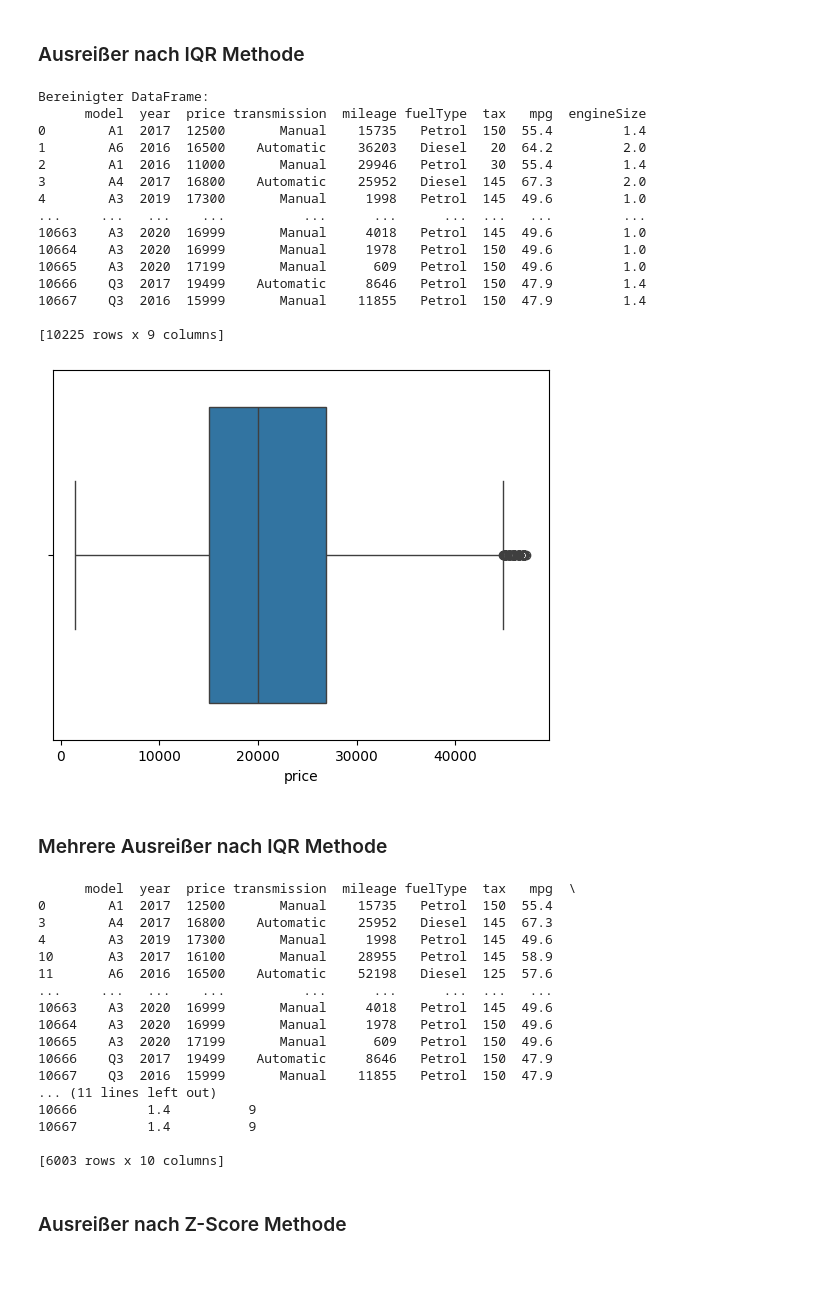
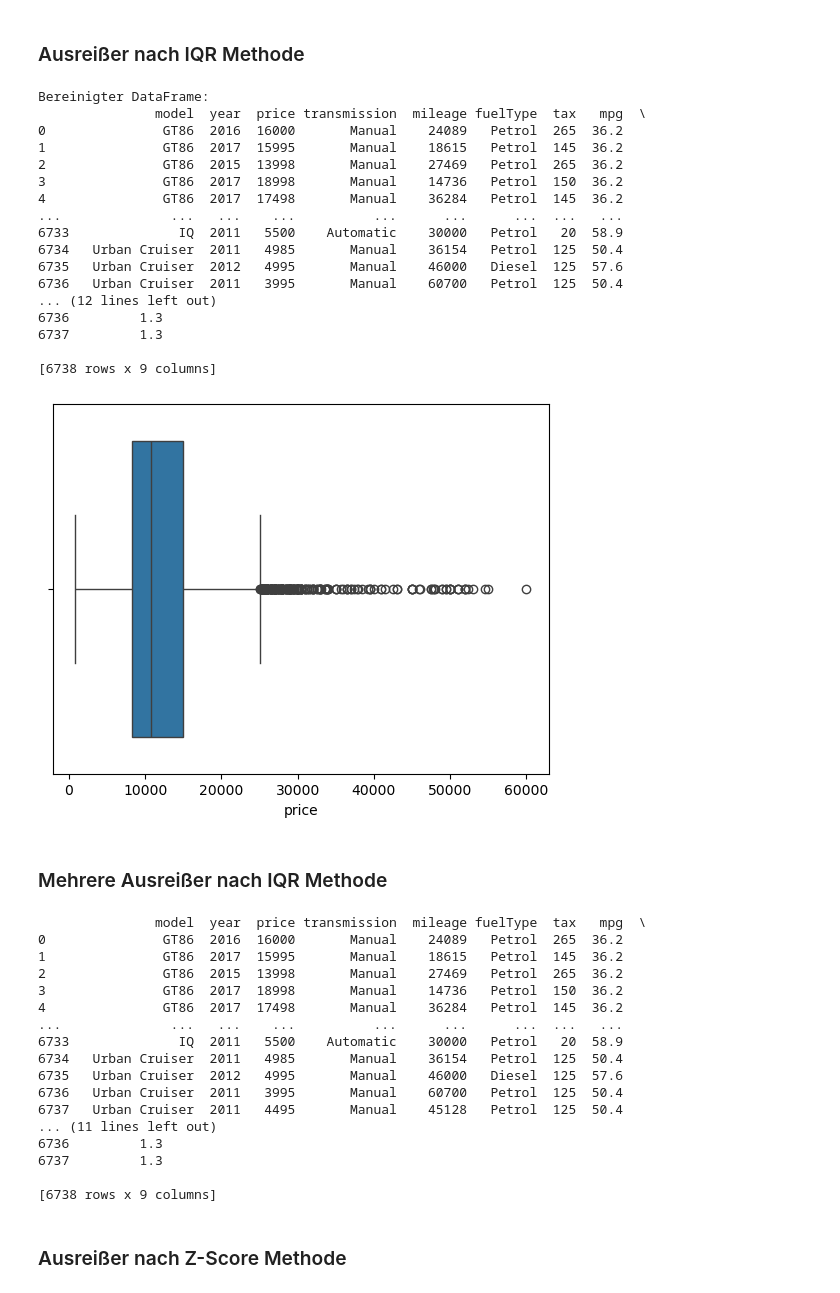
Before and after one commit to itsinfi/data-science-software-engineering-course, a Jupyter notebook: 02_used_car/uc_cluster_analysis_CRISP-DM.ipynb, the cells around one changed output. Drawn from its saved outputs; the diff is of its cells as text; code cells hidden in the pictures.

```diff
--- a/02_used_car/uc_cluster_analysis_CRISP-DM.ipynb
+++ b/02_used_car/uc_cluster_analysis_CRISP-DM.ipynb
@@ -39,9 +39,7 @@ Data: Based on Used Car data from https://www.kaggle.com/datasets/adityadesai13/
 # %%
 # Import Data sets
 
-df = pd.read_csv("audi.csv")
-#df = pd.read_csv("bmw.csv")
-#df = pd.read_csv("ford.csv")
+df = pd.read_csv("toyota.csv")
 # %% [markdown]
 ### 2.2 Daten beschreiben
 # %%
@@ -401,43 +396,45 @@ df_cleaned = df.drop_duplicates()
 # %%
 import pandas as pd
 import seaborn as sns
 import matplotlib.pyplot as plt
 
 # IQR-Methode
 Q1 = df['price'].quantile(0.25)
 Q3 = df['price'].quantile(0.75)
 IQR = Q3 - Q1
 
 # Grenzen für Ausreißer
 untere_grenze = Q1 - 1.5 * IQR
 obere_grenze = Q3 + 1.5 * IQR
 
 # Nur Zeilen behalten, die keine Ausreißer sind
-df_cleaned = df[(df['price'] >= untere_grenze) & (df['price'] <= obere_grenze)]
+df_cleaned = df#df[(df['price'] >= untere_grenze) & (df['price'] <= obere_grenze)]
 
 print("Bereinigter DataFrame:")
 print(df_cleaned)
 
 # check with boxplot
 sns.boxplot(x=df_cleaned['price'])
 plt.show()
 # %% [output]
 Bereinigter DataFrame:
-      model  year  price transmission  mileage fuelType  tax   mpg  engineSize
-0        A1  2017  12500       Manual    15735   Petrol  150  55.4         1.4
-1        A6  2016  16500    Automatic    36203   Diesel   20  64.2         2.0
-2        A1  2016  11000       Manual    29946   Petrol   30  55.4         1.4
-3        A4  2017  16800    Automatic    25952   Diesel  145  67.3         2.0
-4        A3  2019  17300       Manual     1998   Petrol  145  49.6         1.0
-...     ...   ...    ...          ...      ...      ...  ...   ...         ...
-10663    A3  2020  16999       Manual     4018   Petrol  145  49.6         1.0
-10664    A3  2020  16999       Manual     1978   Petrol  150  49.6         1.0
-10665    A3  2020  17199       Manual      609   Petrol  150  49.6         1.0
-10666    Q3  2017  19499    Automatic     8646   Petrol  150  47.9         1.4
-10667    Q3  2016  15999       Manual    11855   Petrol  150  47.9         1.4
+               model  year  price transmission  mileage fuelType  tax   mpg  \
+0               GT86  2016  16000       Manual    24089   Petrol  265  36.2
+1               GT86  2017  15995       Manual    18615   Petrol  145  36.2
+2               GT86  2015  13998       Manual    27469   Petrol  265  36.2
+3               GT86  2017  18998       Manual    14736   Petrol  150  36.2
+4               GT86  2017  17498       Manual    36284   Petrol  145  36.2
+...              ...   ...    ...          ...      ...      ...  ...   ...
+6733              IQ  2011   5500    Automatic    30000   Petrol   20  58.9
+6734   Urban Cruiser  2011   4985       Manual    36154   Petrol  125  50.4
+6735   Urban Cruiser  2012   4995       Manual    46000   Diesel  125  57.6
+6736   Urban Cruiser  2011   3995       Manual    60700   Petrol  125  50.4
+... (12 lines left out)
+6736         1.3
+6737         1.3
 
-[10225 rows x 9 columns]
+[6738 rows x 9 columns]
-[figure, old version]
+[figure, new version]
 # %% [markdown]
 ### Mehrere Ausreißer nach IQR Methode
 # %%
@@ -458,27 +455,27 @@ for col in num_cols:
     upper_bound = Q3 + 1.5 * IQR
 
     # Filter anwenden – nur Werte innerhalb der Grenzen behalten
-    df_clean = df_clean[(df_clean[col] >= lower_bound) & (df_clean[col] <= upper_bound)]
+    df_clean = df#df_clean[(df_clean[col] >= lower_bound) & (df_clean[col] <= upper_bound)]
 
 print(df_clean)
 # %% [output]
-      model  year  price transmission  mileage fuelType  tax   mpg  \
-0        A1  2017  12500       Manual    15735   Petrol  150  55.4
-3        A4  2017  16800    Automatic    25952   Diesel  145  67.3
-4        A3  2019  17300       Manual     1998   Petrol  145  49.6
-10       A3  2017  16100       Manual    28955   Petrol  145  58.9
-11       A6  2016  16500    Automatic    52198   Diesel  125  57.6
-...     ...   ...    ...          ...      ...      ...  ...   ...
-10663    A3  2020  16999       Manual     4018   Petrol  145  49.6
-10664    A3  2020  16999       Manual     1978   Petrol  150  49.6
-10665    A3  2020  17199       Manual      609   Petrol  150  49.6
-10666    Q3  2017  19499    Automatic     8646   Petrol  150  47.9
-10667    Q3  2016  15999       Manual    11855   Petrol  150  47.9
+               model  year  price transmission  mileage fuelType  tax   mpg  \
+0               GT86  2016  16000       Manual    24089   Petrol  265  36.2
+1               GT86  2017  15995       Manual    18615   Petrol  145  36.2
+2               GT86  2015  13998       Manual    27469   Petrol  265  36.2
+3               GT86  2017  18998       Manual    14736   Petrol  150  36.2
+4               GT86  2017  17498       Manual    36284   Petrol  145  36.2
+...              ...   ...    ...          ...      ...      ...  ...   ...
+6733              IQ  2011   5500    Automatic    30000   Petrol   20  58.9
+6734   Urban Cruiser  2011   4985       Manual    36154   Petrol  125  50.4
+6735   Urban Cruiser  2012   4995       Manual    46000   Diesel  125  57.6
+6736   Urban Cruiser  2011   3995       Manual    60700   Petrol  125  50.4
+6737   Urban Cruiser  2011   4495       Manual    45128   Petrol  125  50.4
 ... (11 lines left out)
-10666         1.4          9
-10667         1.4          9
+6736         1.3
+6737         1.3
 
-[6003 rows x 10 columns]
+[6738 rows x 9 columns]
 # %% [markdown]
 ### Ausreißer nach Z-Score Methode
 # %%
```
Also changed, not shown: parts of 28 cells of this notebook.
